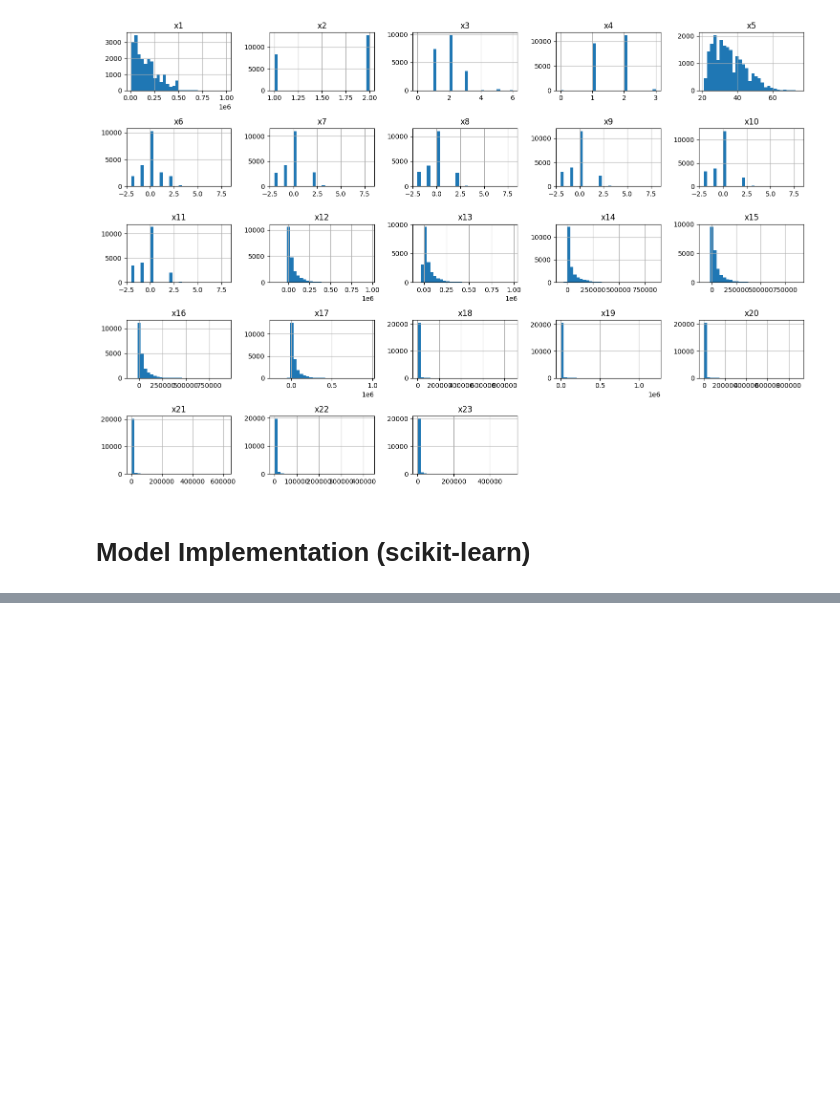
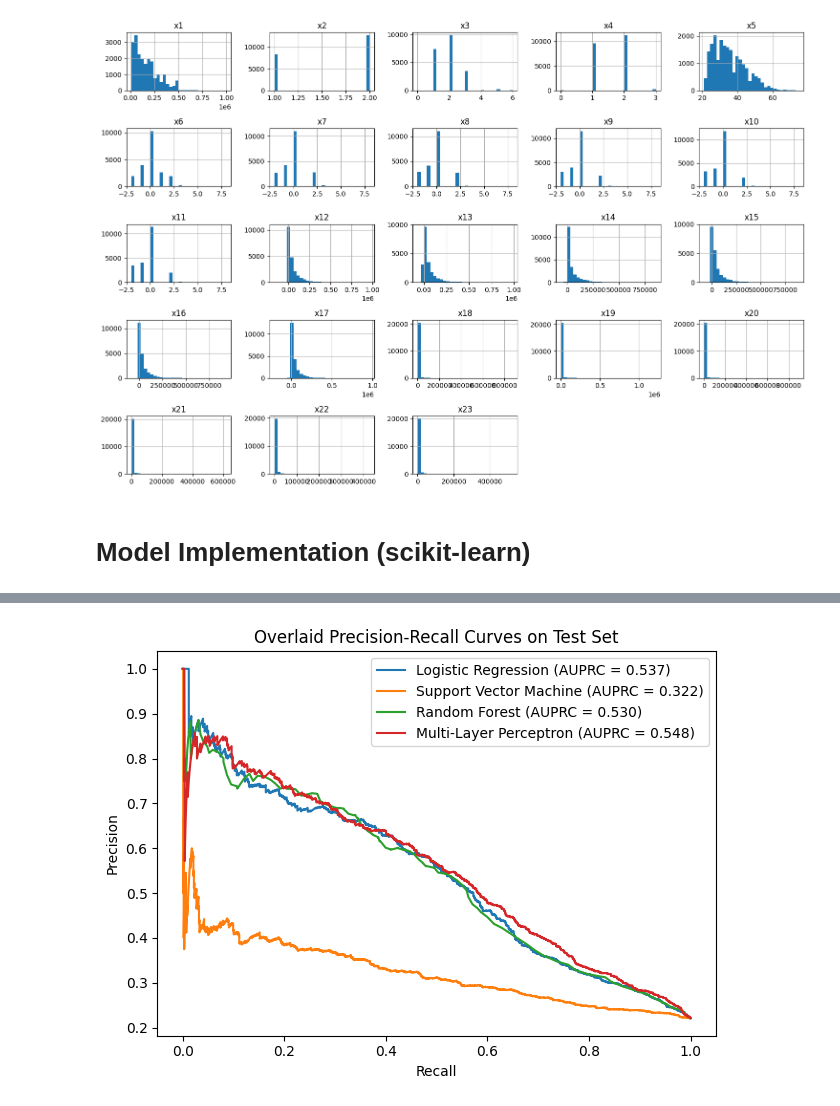
Before and after one commit to alexchu14/credit-default-prediction, a Jupyter notebook: notebooks/baseline.ipynb, the cells around one changed output, grey strips where cells are left out. Drawn from its saved outputs; the diff is of its cells as text; code cells hidden in the pictures; blank space fills up the shorter version.

```diff
--- a/notebooks/baseline.ipynb
+++ b/notebooks/baseline.ipynb
@@ -382,0 +150,4 @@ Tuning  (SMOTE)  : Multi-Layer Perceptron...
+# %%
+plot_pr_curves(model_proba, baseline["y_test"])
+# %% [output]
+[figure, added]
```
Also changed, not shown: parts of 30 cells of this notebook, 1 other file.
